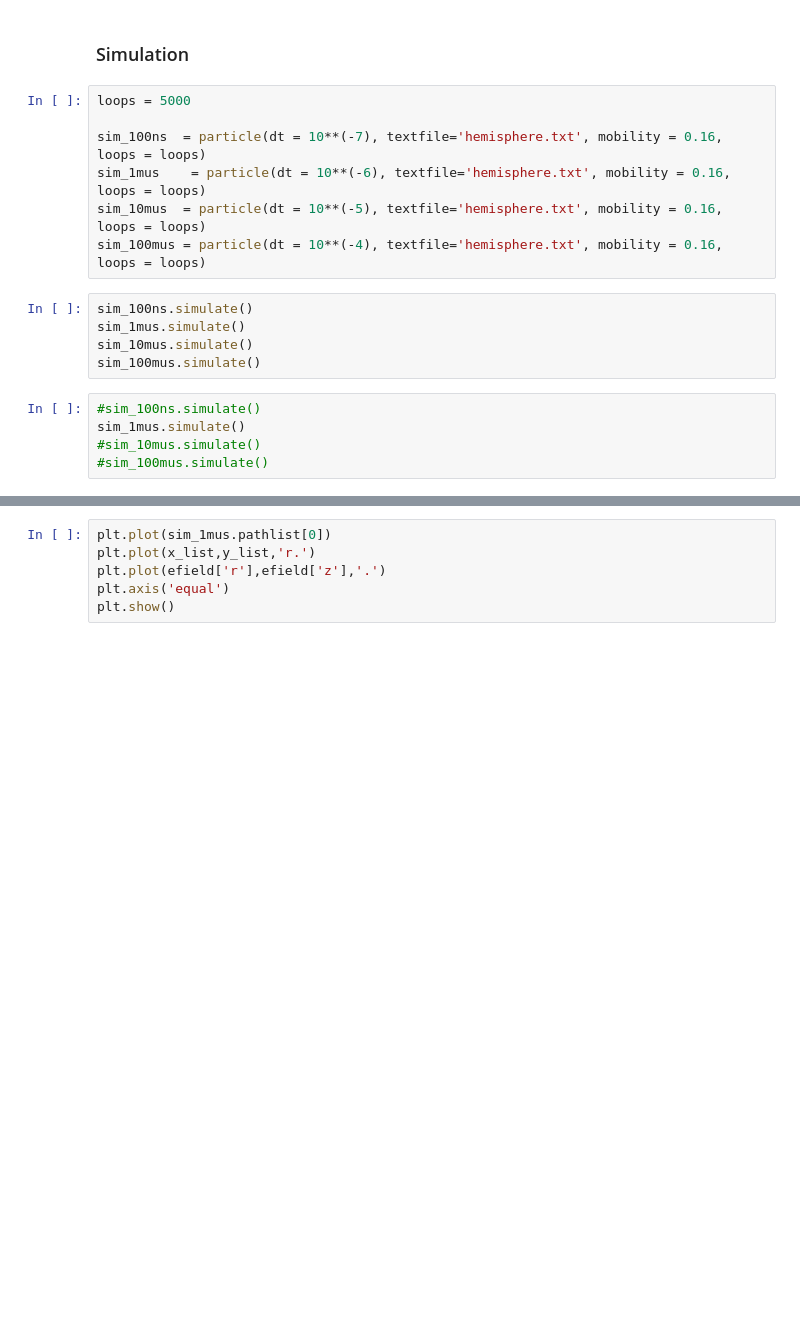
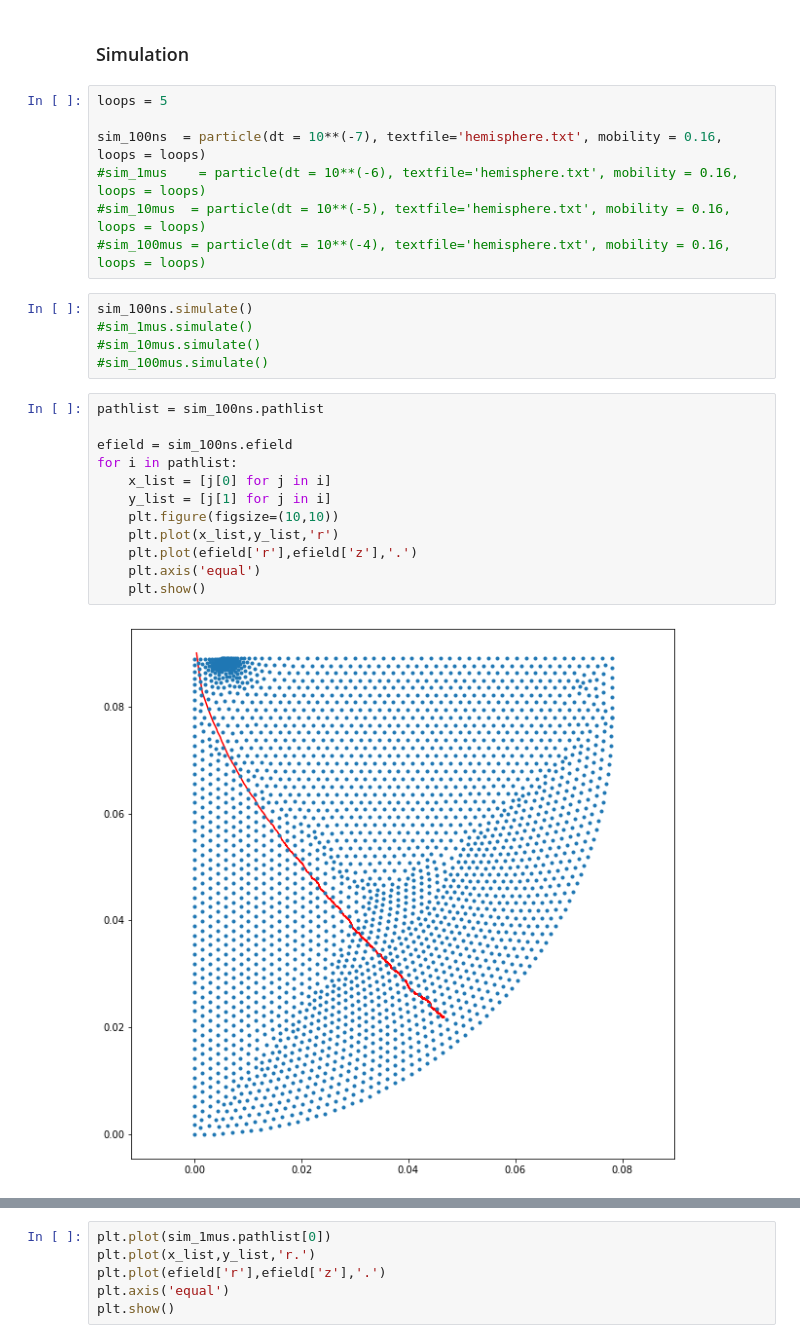
Before and after one commit to johannes-alt/radon_simulation, a Jupyter notebook: simulation_drifttime.ipynb, the cells around one changed output, grey strips where cells are left out. Cells and saved outputs as stored; diff of their text form; blank space fills up the shorter version.

```diff
--- a/simulation_drifttime.ipynb
+++ b/simulation_drifttime.ipynb
@@ -113,19 +117,28 @@ class particle:
 # %% [markdown]
 ### Simulation
 # %%
-loops = 5000
+loops = 5
 
 sim_100ns  = particle(dt = 10**(-7), textfile='hemisphere.txt', mobility = 0.16, loops = loops)
-sim_1mus    = particle(dt = 10**(-6), textfile='hemisphere.txt', mobility = 0.16, loops = loops)
-sim_10mus  = particle(dt = 10**(-5), textfile='hemisphere.txt', mobility = 0.16, loops = loops)
-sim_100mus = particle(dt = 10**(-4), textfile='hemisphere.txt', mobility = 0.16, loops = loops)
+#sim_1mus    = particle(dt = 10**(-6), textfile='hemisphere.txt', mobility = 0.16, loops = loops)
+#sim_10mus  = particle(dt = 10**(-5), textfile='hemisphere.txt', mobility = 0.16, loops = loops)
+#sim_100mus = particle(dt = 10**(-4), textfile='hemisphere.txt', mobility = 0.16, loops = loops)
 # %%
 sim_100ns.simulate()
-sim_1mus.simulate()
-sim_10mus.simulate()
-sim_100mus.simulate()
+#sim_1mus.simulate()
+#sim_10mus.simulate()
+#sim_100mus.simulate()
-# %%
-#sim_100ns.simulate()
-sim_1mus.simulate()
-#sim_10mus.simulate()
-#sim_100mus.simulate()
+# %%
+pathlist = sim_100ns.pathlist
+
+efield = sim_100ns.efield
+for i in pathlist:
+    x_list = [j[0] for j in i]
+    y_list = [j[1] for j in i]
+    plt.figure(figsize=(10,10))
+    plt.plot(x_list,y_list,'r')
+    plt.plot(efield['r'],efield['z'],'.')
+    plt.axis('equal')
+    plt.show()
+# %% [output]
+[figure, added]
```
Also changed, not shown: parts of 3 cells of this notebook.
